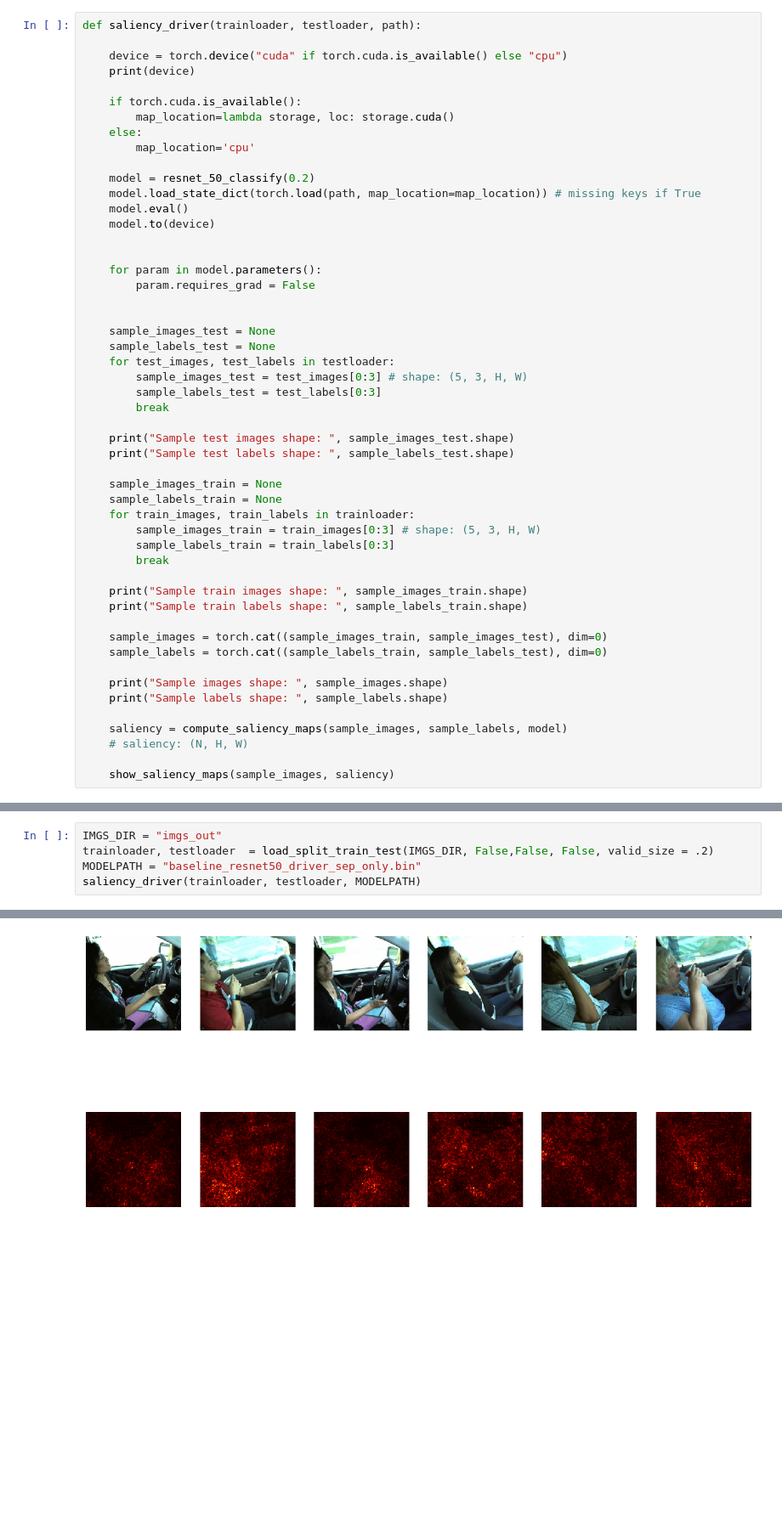
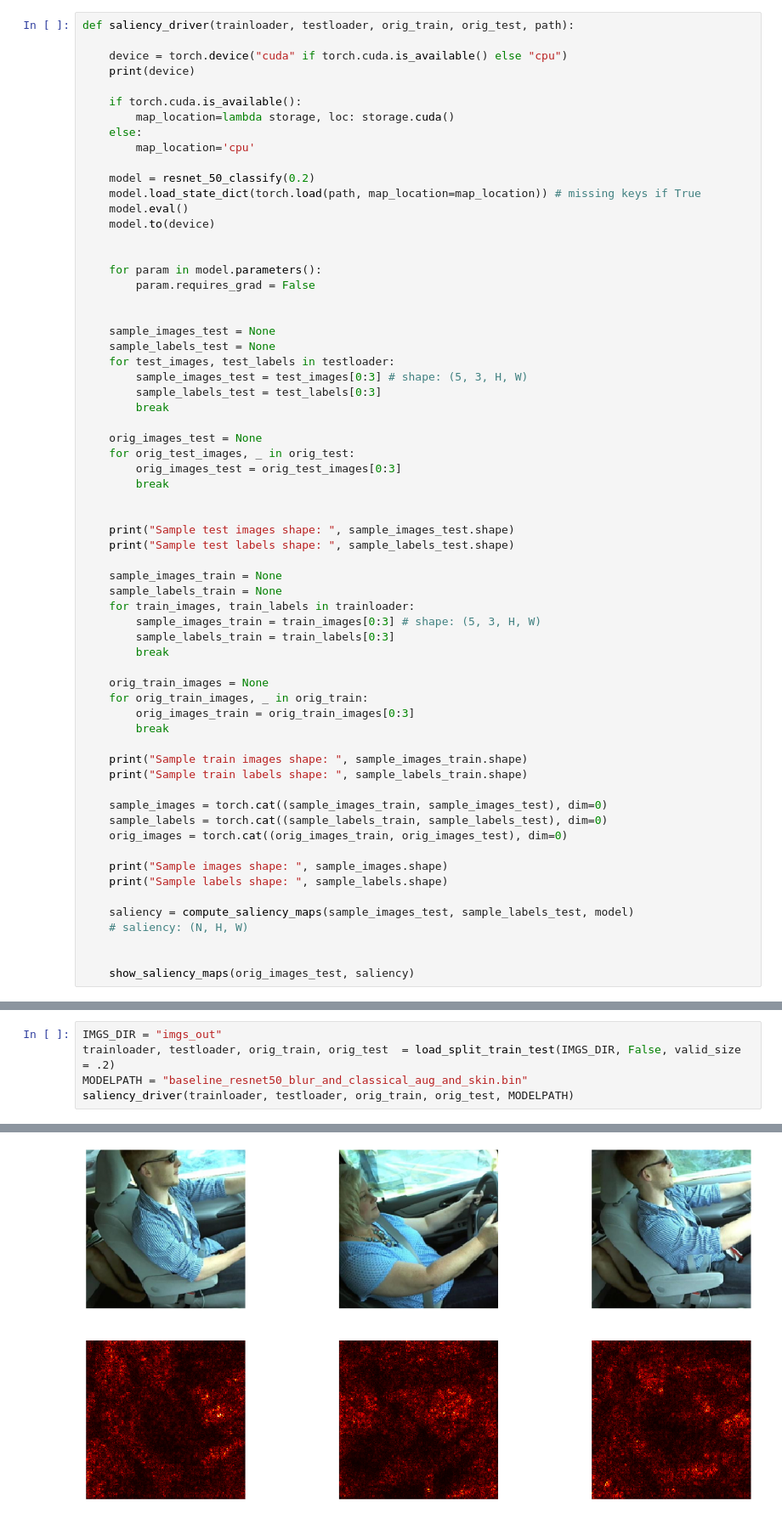
Before and after one commit to ShreyaRavi/cs231n-final-proj, a Jupyter notebook: SaliencyMap.ipynb, the cells around one changed output, grey strips where cells are left out. Shown at 85% size. Drawn from its saved outputs; the diff is of its cells as text; blank space fills up the shorter version.

Commit message:
data visualization python notebooks

```diff
--- a/SaliencyMap.ipynb
+++ b/SaliencyMap.ipynb
@@ -46,7 +46,7 @@ def compute_saliency_maps(X, y, model):
 
     return saliency
 # %%
-def saliency_driver(trainloader, testloader, path):
+def saliency_driver(trainloader, testloader, orig_train, orig_test, path):
 
     device = torch.device("cuda" if torch.cuda.is_available() else "cpu")
     print(device)
@@ -73,6 +73,12 @@ def saliency_driver(trainloader, testloader, path):
         sample_labels_test = test_labels[0:3]
         break
 
+    orig_images_test = None
+    for orig_test_images, _ in orig_test:
+        orig_images_test = orig_test_images[0:3]
+        break
+
+
     print("Sample test images shape: ", sample_images_test.shape)
     print("Sample test labels shape: ", sample_labels_test.shape)
 
@@ -83,19 +89,26 @@ def saliency_driver(trainloader, testloader, path):
         sample_labels_train = train_labels[0:3]
         break
 
+    orig_train_images = None
+    for orig_train_images, _ in orig_train:
+        orig_images_train = orig_train_images[0:3]
+        break
+
     print("Sample train images shape: ", sample_images_train.shape)
     print("Sample train labels shape: ", sample_labels_train.shape)
 
     sample_images = torch.cat((sample_images_train, sample_images_test), dim=0)
     sample_labels = torch.cat((sample_labels_train, sample_labels_test), dim=0)
+    orig_images = torch.cat((orig_images_train, orig_images_test), dim=0)
 
     print("Sample images shape: ", sample_images.shape)
     print("Sample labels shape: ", sample_labels.shape)
 
-    saliency = compute_saliency_maps(sample_images, sample_labels, model)
+    saliency = compute_saliency_maps(sample_images_test, sample_labels_test, model)
     # saliency: (N, H, W)
 
-    show_saliency_maps(sample_images, saliency)
+
+    show_saliency_maps(orig_images_test, saliency)
 # %%
 def show_saliency_maps(X, saliency):
     # Convert the saliency map from Torch Tensor to numpy array and show images
@@ -121,9 +134,9 @@ def show_saliency_maps(X, saliency):
     plt.show()
 # %%
 IMGS_DIR = "imgs_out"
-trainloader, testloader  = load_split_train_test(IMGS_DIR, False,False, False, valid_size = .2)
-MODELPATH = "baseline_resnet50_driver_sep_only.bin"
-saliency_driver(trainloader, testloader, MODELPATH)
+trainloader, testloader, orig_train, orig_test  = load_split_train_test(IMGS_DIR, False, valid_size = .2)
+MODELPATH = "baseline_resnet50_blur_and_classical_aug_and_skin.bin"
+saliency_driver(trainloader, testloader, orig_train, orig_test, MODELPATH)
 # %% [output]
 Performing Data Augmentation
 Original Dataset Size: 18344
@@ -146 +156 @@ torch.Size([224, 224, 3])
-[figure, old version]
+[figure, new version]
```
Also changed, not shown: parts of 1 cell of this notebook, 1 other file.
